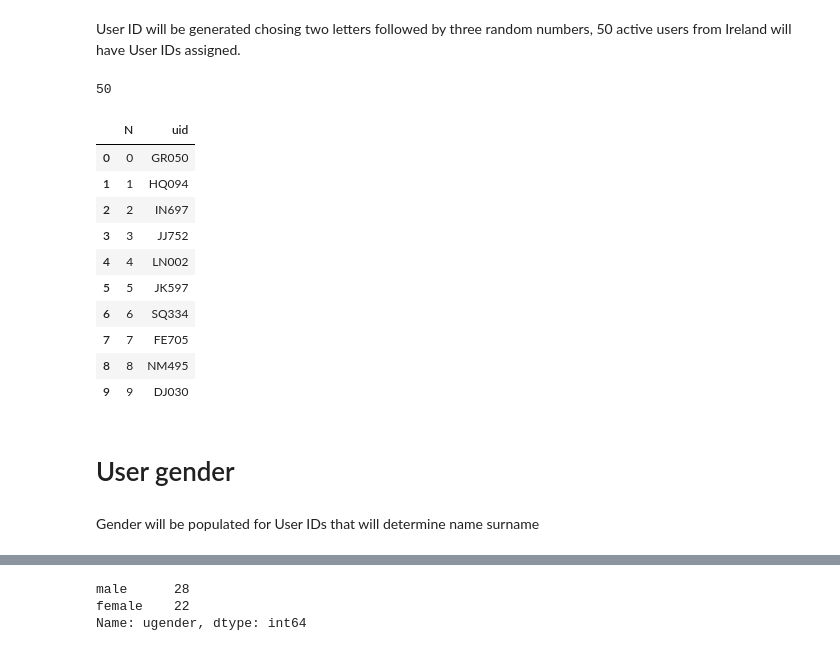
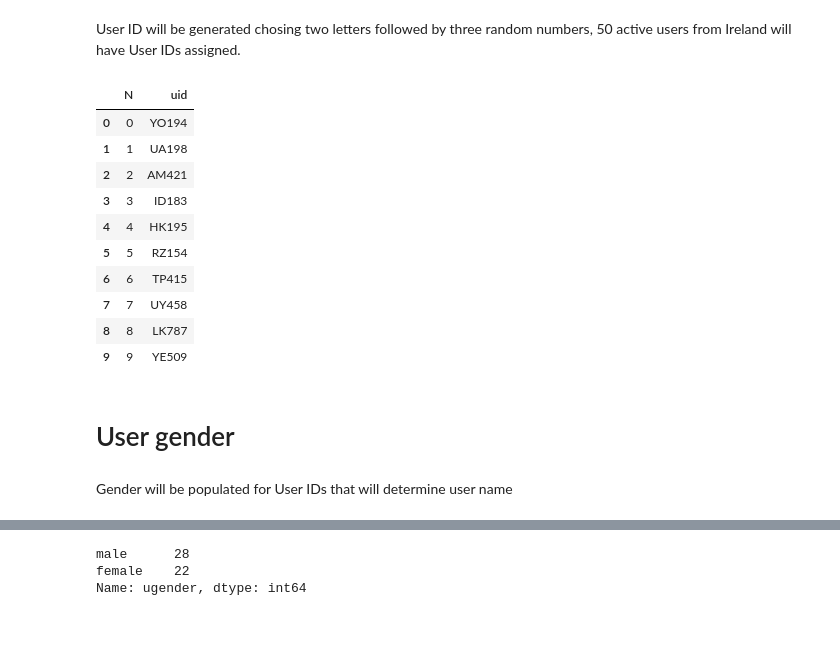
Before and after one commit to Mantvydas-data/Programming-for-DA-2021-Proj, a Jupyter notebook: project.ipynb, the cells around one changed output, grey strips where cells are left out. Saved outputs shown, nothing was run; the diff lists cells and outputs as text; code cells hidden in the pictures.

```diff
--- a/project.ipynb
+++ b/project.ipynb
@@ -197,35 +200,39 @@ df
 # %% [markdown]
 User ID will be generated chosing two letters followed by three random numbers, 50 active users from Ireland will have User IDs assigned.
 # %%
+# Setting uid list
 uid=[]
-letters=''.join(random.choices(string.ascii_uppercase,k=2))
-digits=''.join(random.choices(string.digits,k=3))
-i=0
+# letters=''.join(random.choices(string.ascii_uppercase,k=2))
+# digits=''.join(random.choices(string.digits,k=3))
+# Setting random seed for Python Random method
+random.seed(124)
+
+# A for loop for radom 2 letter asn random 3 digits to be generated as user ID
 for i in range(50):
     uid.append(''.join(random.choices(string.ascii_uppercase,k=2)) + ''.join(random.choices(string.digits,k=3)))
-    i +=1
-print(i)
 
+
+# Creating df2 dataframe with 50 user numbered
 df2= pd.DataFrame({'N': np.arange(50)})
 
+# Adding generated user IDs to df2
 df2['uid'] = uid
+
 df2.head(10)
-# df['categories'] = rng.choice(categories,size=(len(df)))
 # %% [output]
-50
 |  | N | uid |
-| 0 | 0 | GR050 |
-| 1 | 1 | HQ094 |
-| 2 | 2 | IN697 |
-| 3 | 3 | JJ752 |
-| 4 | 4 | LN002 |
-| 5 | 5 | JK597 |
-| 6 | 6 | SQ334 |
-| 7 | 7 | FE705 |
-| 8 | 8 | NM495 |
-| 9 | 9 | DJ030 |
+| 0 | 0 | YO194 |
+| 1 | 1 | UA198 |
+| 2 | 2 | AM421 |
+| 3 | 3 | ID183 |
+| 4 | 4 | HK195 |
+| 5 | 5 | RZ154 |
+| 6 | 6 | TP415 |
+| 7 | 7 | UY458 |
+| 8 | 8 | LK787 |
+| 9 | 9 | YE509 |
 # %% [markdown]
 # User gender
 # %% [markdown]
-Gender will be populated for User IDs that will determine name surname
+Gender will be populated for User IDs that will determine user name
 # %%
```
Also changed, not shown: parts of 24 cells of this notebook, 2 other files.
